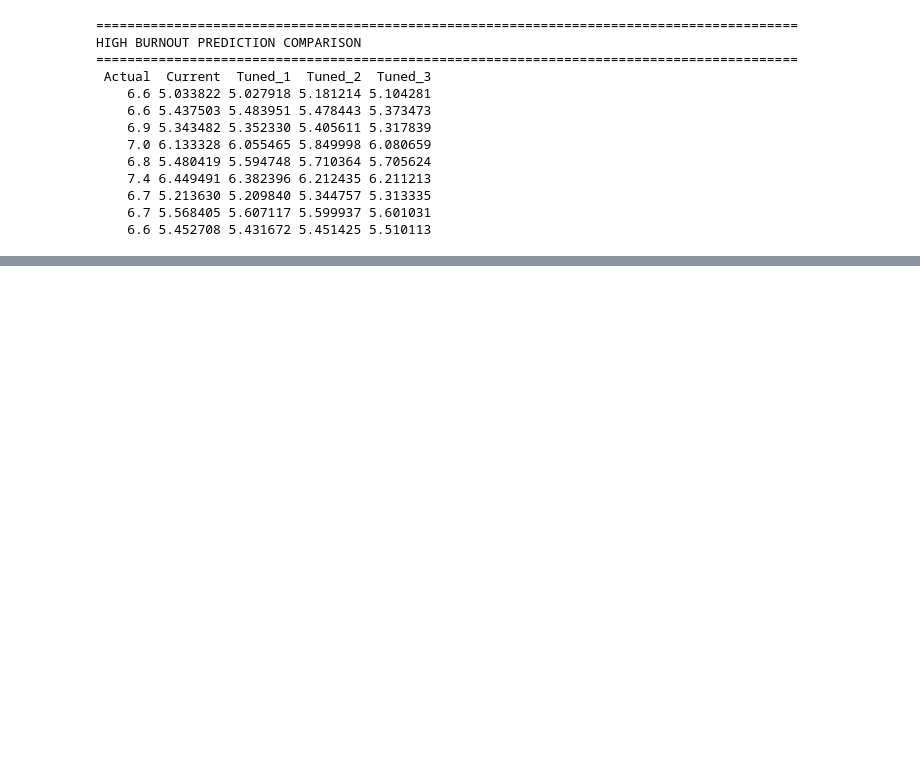
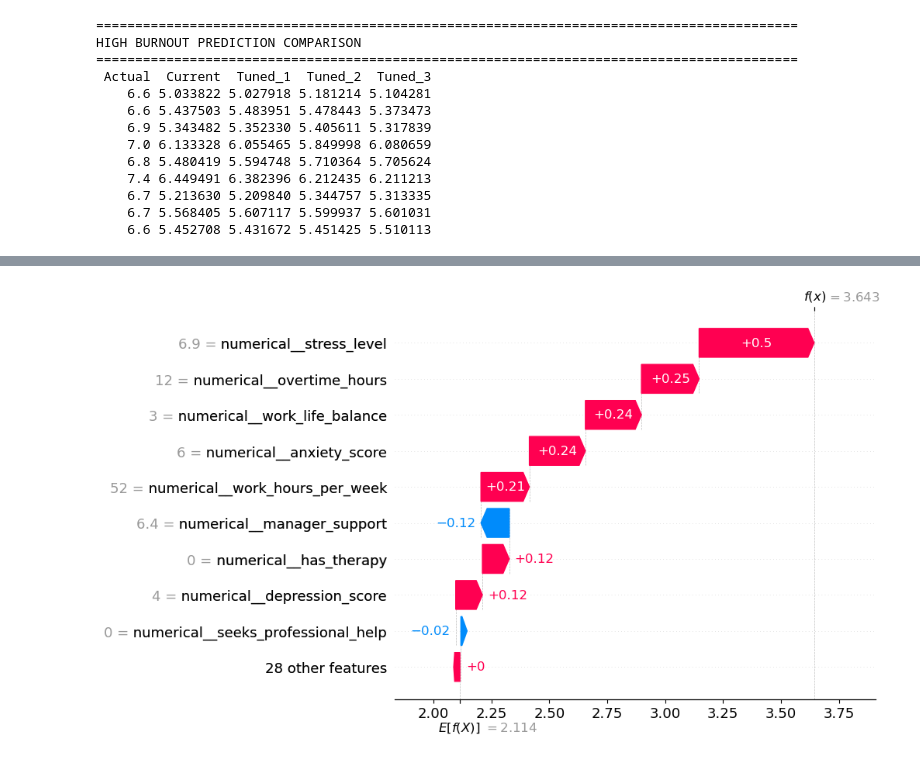
Before and after one commit to krishamangukiya/Burnout-detection-ai, a Jupyter notebook: ml/data_inspection.ipynb, the cells around one changed output, grey strips where cells are left out. Cells and saved outputs as stored; diff of their text form; code cells hidden in the pictures; blank space fills up the shorter version.

Commit message:
modified backend data and connection with frontend

```diff
--- a/ml/data_inspection.ipynb
+++ b/ml/data_inspection.ipynb
@@ -1031,0 +1228,20 @@ HIGH BURNOUT PREDICTION COMPARISON
+# %%
+# Calculate SHAP values for this user
+sample_shap_values = explainer.shap_values(
+    sample_processed
+)
+
+# Create SHAP explanation object
+explanation = shap.Explanation(
+    values=sample_shap_values[0],
+    base_values=explainer.expected_value,
+    data=sample_processed.toarray()[0]
+        if hasattr(sample_processed, "toarray")
+        else sample_processed[0],
+    feature_names=preprocessor.get_feature_names_out()
+)
+
+# Display waterfall plot
+shap.plots.waterfall(explanation)
+# %% [output]
+[figure, added]
```
Also changed, not shown: parts of 12 cells of this notebook, 7 other files.
